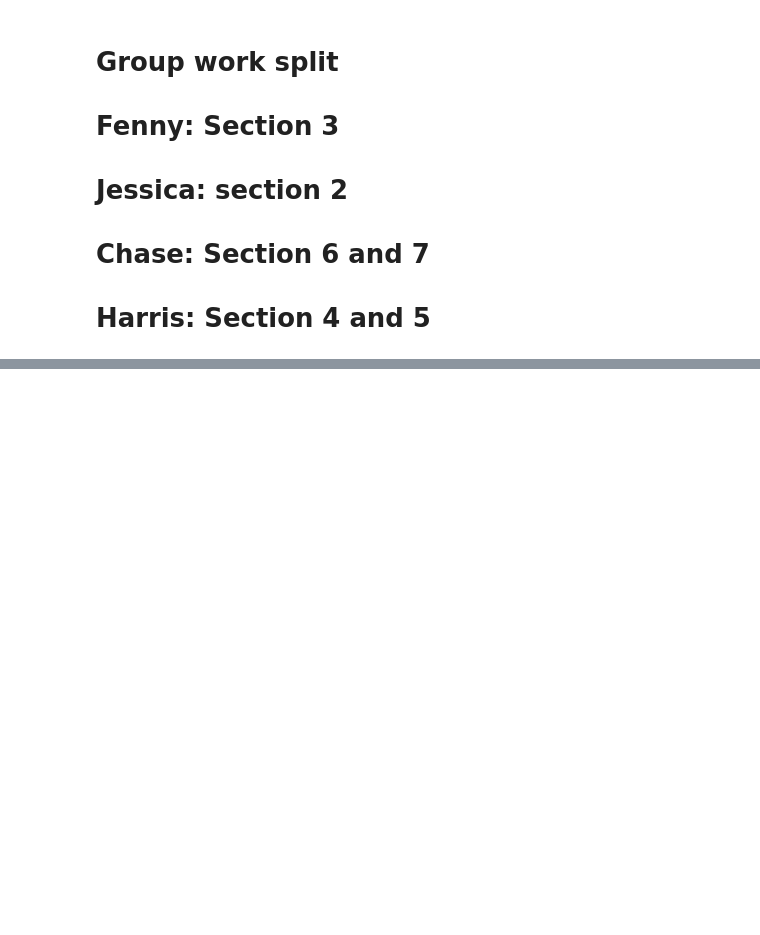
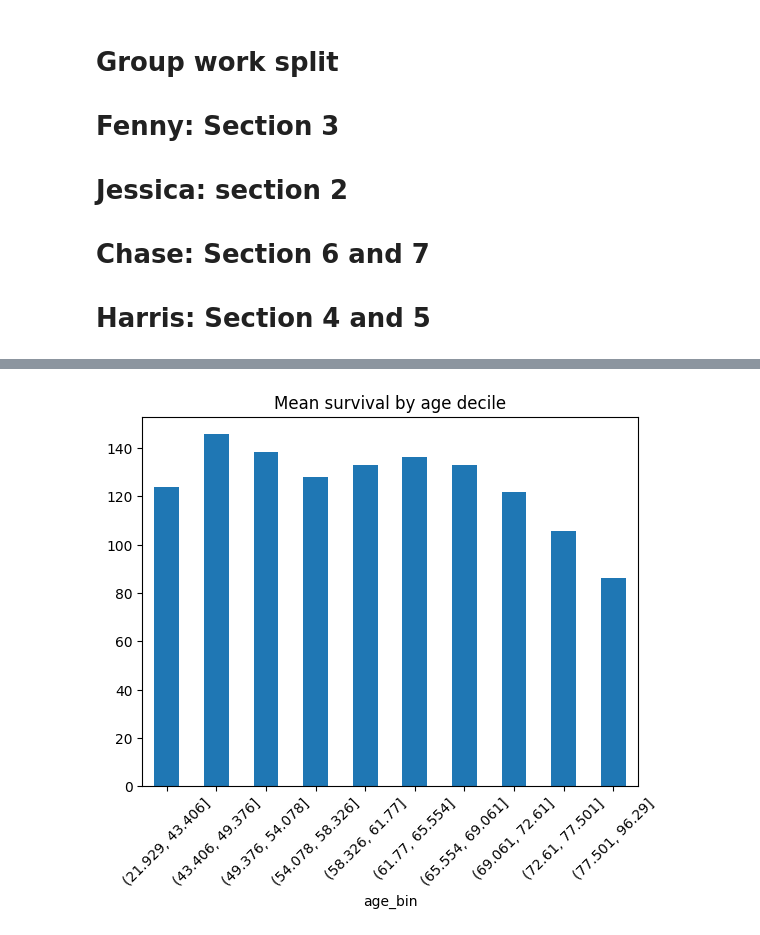
Before and after one commit to harrisdurrani/data_mining_project, a Jupyter notebook: project.ipynb, the cells around one changed output, grey strips where cells are left out. Cells and saved outputs as stored; diff of their text form; code cells hidden in the pictures; blank space fills up the shorter version.

```diff
--- a/project.ipynb
+++ b/project.ipynb
@@ -97,0 +246,16 @@ print(survival_tumor_size_correlation)
+# %%
+#
+
+# Examine the shape of the age–survival relationship without fitting a model
+tmp = X.dropna(subset=["age_at_diagnosis", "overall_survival_months"]).copy()
+tmp["age_bin"] = pd.qcut(tmp["age_at_diagnosis"], q=10, duplicates="drop")
+
+# Compute mean survival within age deciles to assess monotonicity and curvature
+age_curve = tmp.groupby("age_bin")["overall_survival_months"].mean()
+age_curve.plot(kind="bar", rot=45)
+
+# Visual check to determine whether a linear age term is a reasonable baseline
+plt.title("Mean survival by age decile")
+plt.show()
+# %% [output]
+[figure, added]
```
Also changed, not shown: parts of 33 cells of this notebook, 2 other files.
